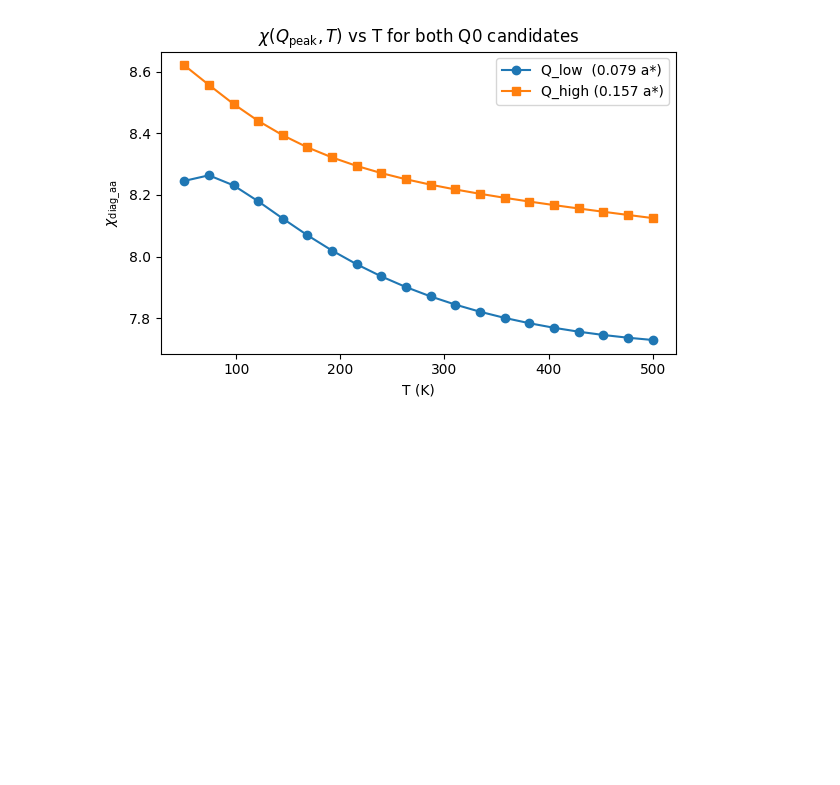
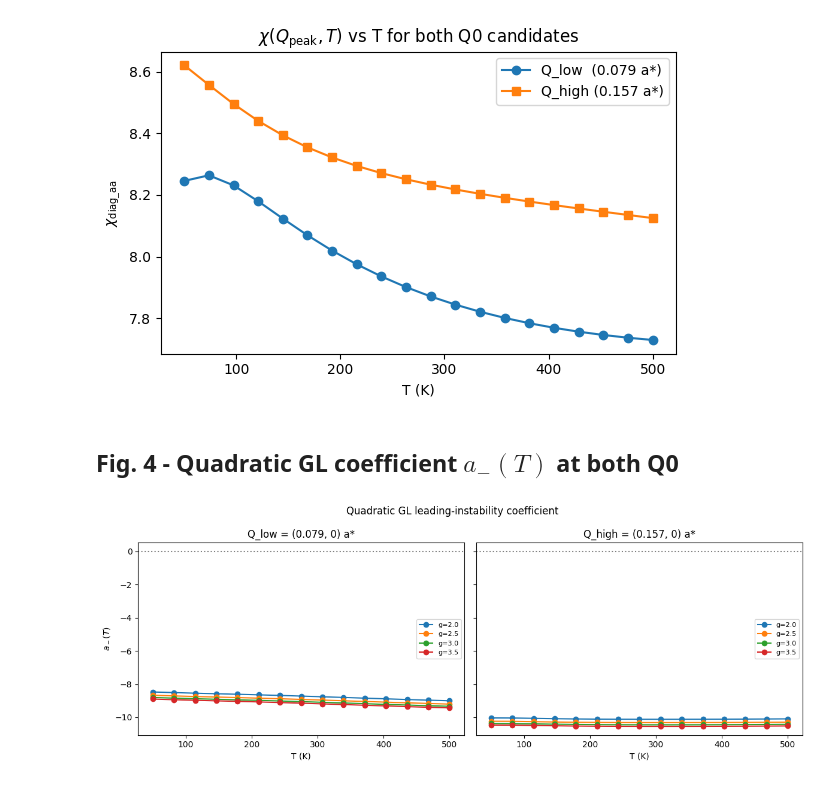
Before and after one commit to yingjerkao/TEM_toolkit, a Jupyter notebook: rte2_cdw_walkthrough.ipynb, the cells around one changed output. Cells and saved outputs as stored; diff of their text form; code cells hidden in the pictures; blank space fills up the shorter version.

Commit message:
Notebook Fig 4: quadratic GL a_-(T) at both Q0
Co-Authored-By: Claude Sonnet 4.6 <noreply@anthropic.com>

```diff
--- a/rte2_cdw_walkthrough.ipynb
+++ b/rte2_cdw_walkthrough.ipynb
@@ -140,3 +140,29 @@ fig.savefig(OUTDIR / 'fig3_chi_vs_T.png', dpi=150)
 plt.show()
 # %% [output]
 [figure]
+# %% [markdown]
+## Fig. 4 - Quadratic GL coefficient $a_-(T)$ at both Q0
+# %%
+g_values = [2.0, 2.5, 3.0, 3.5]
+T_K_grid = np.linspace(50, 500, 15)
+T_eV_grid = T_K_grid * 8.617e-5
+
+fig, axes = plt.subplots(1, 2, figsize=(12, 4.5), sharey=True)
+for ax, (Q_label, Q) in zip(axes, [('Q_low', Q_low), ('Q_high', Q_high)]):
+    for g in g_values:
+        a_minus = np.empty_like(T_eV_grid)
+        for i, T in enumerate(T_eV_grid):
+            qc = quadratic_coeffs(Q[0], Q[1], T, material.params, g=g, nk=100)
+            am, _, _, _ = qc.diagonalize()
+            a_minus[i] = am
+        ax.plot(T_K_grid, a_minus, 'o-', label=f'g={g}')
+    ax.axhline(0, color='k', ls=':', alpha=0.5)
+    ax.set_xlabel('T (K)'); ax.set_title(f'{Q_label} = ({Q[0]/TWO_PI:.3f}, 0) a*')
+    ax.legend(fontsize=8)
+axes[0].set_ylabel(r'$a_-(T)$')
+fig.suptitle('Quadratic GL leading-instability coefficient')
+fig.tight_layout()
+fig.savefig(OUTDIR / 'fig4_quadratic_gl.png', dpi=150)
+plt.show()
+# %% [output]
+[figure, added]
```
Also changed, not shown: 1 other file.
